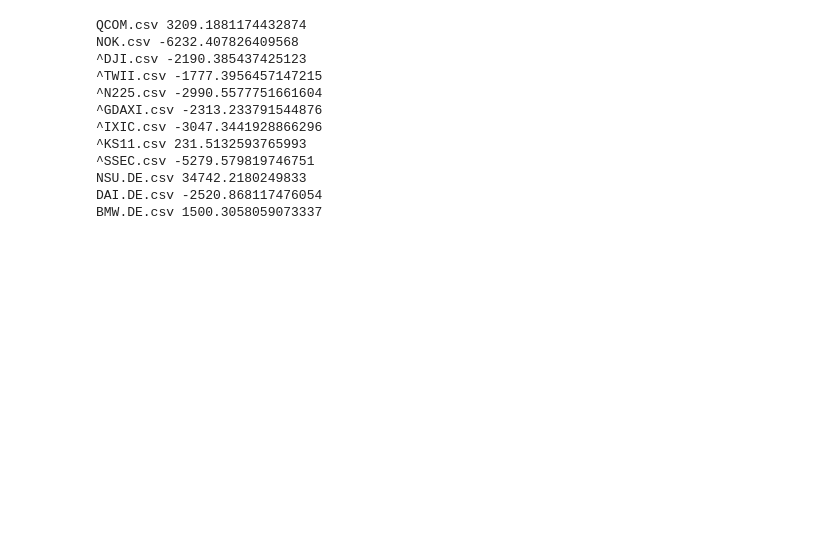
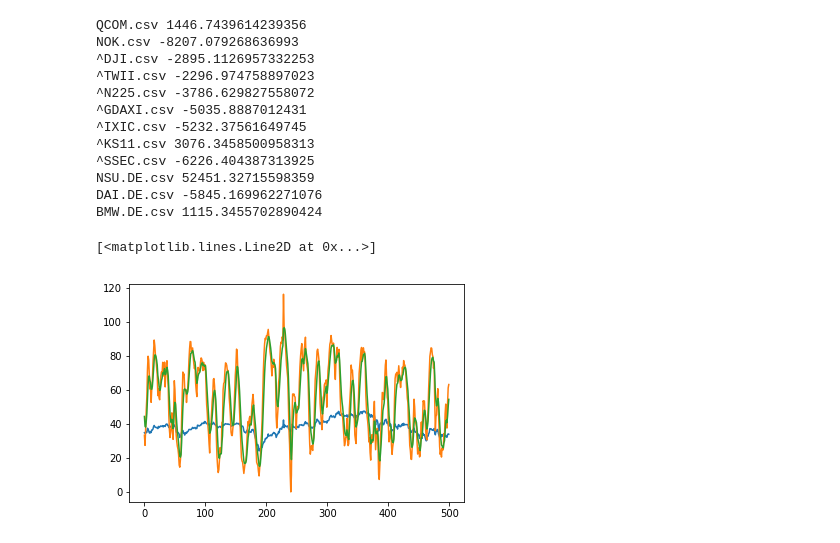
Before and after one commit to da65536/stock-q-learning, a Jupyter notebook: baseline/KD_baseline.ipynb, the cells around one changed output. Saved outputs shown, nothing was run; the diff lists cells and outputs as text; code cells hidden in the pictures; blank space fills up the shorter version.

```diff
--- a/baseline/KD_baseline.ipynb
+++ b/baseline/KD_baseline.ipynb
@@ -105,7 +105,7 @@ def V_value(k_today, d_today, k_yestd, d_yestd, state,
     for action in range(0, (2*action_level + 1)):
 
         # choose feature_5_conti or feature_5_dis here!!
-        curr_q = feature_5_conti(k_today, d_today, k_yestd, d_yestd, action, action_level)
+        curr_q = feature_5_dis(k_today, d_today, k_yestd, d_yestd, action, action_level)
 
         if first == 1:
             first = 0
@@ -147,6 +147,8 @@ action_level = 3
 last_rwd_func = reward
 avg_point_rwd_func = my_reward
 
+init_invest = 10000
+
 for resource_data in relist:
     #input_csv = "../input/{0}".format(resource_data)
     input_csv = "../input/2001_2010/{0}".format(resource_data)
@@ -164,13 +166,10 @@ for resource_data in relist:
     qkdjd = qcomStockStat['kdjd'].tolist()
 
 
-    init_invest = 10000
     # initial state
     state = {'NumStock': 0, 'StockPrice': qclose[0], 'HandCash': init_invest}
 
-    last_act = action_level
-
-    for point in range(20, len(qclose)):
+    for point in range(0, len(qclose)):
 
         # new price revealed!
         state['StockPrice'] = qclose[point]
@@ -189,17 +188,26 @@ for resource_data in relist:
 
         state = next_state(state, act, action_level)
 
+        #print(act)
+
     print(resource_data, last_rwd_func(state, init_invest))
 # %% [output]
-QCOM.csv 3209.1881174432874
-NOK.csv -6232.407826409568
-^DJI.csv -2190.385437425123
-^TWII.csv -1777.3956457147215
-^N225.csv -2990.5577751661604
-^GDAXI.csv -2313.233791544876
-^IXIC.csv -3047.3441928866296
-^KS11.csv 231.5132593765993
-^SSEC.csv -5279.579819746751
-NSU.DE.csv 34742.2180249833
-DAI.DE.csv -2520.868117476054
-BMW.DE.csv 1500.3058059073337
+QCOM.csv 1446.7439614239356
+NOK.csv -8207.079268636993
+^DJI.csv -2895.1126957332253
+^TWII.csv -2296.974758897023
+^N225.csv -3786.629827558072
+^GDAXI.csv -5035.8887012431
+^IXIC.csv -5232.37561649745
+^KS11.csv 3076.3458500958313
+^SSEC.csv -6226.404387313925
+NSU.DE.csv 52451.32715598359
+DAI.DE.csv -5845.169962271076
+BMW.DE.csv 1115.3455702890424
+# %%
+plt.plot(qclose[0:500])
+plt.plot(qkdjk[0:500])
+plt.plot(qkdjd[0:500])
+# %% [output]
+[<matplotlib.lines.Line2D at 0x...>]
+[figure, added]
```
Also changed, not shown: 1 other file.
